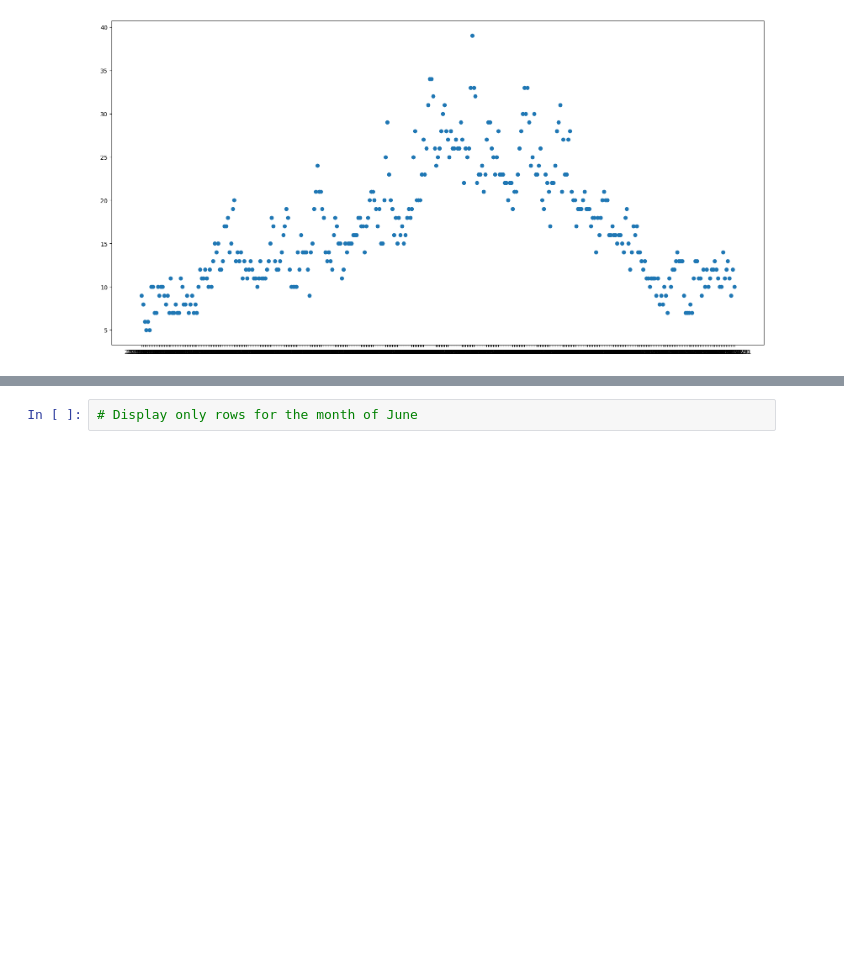
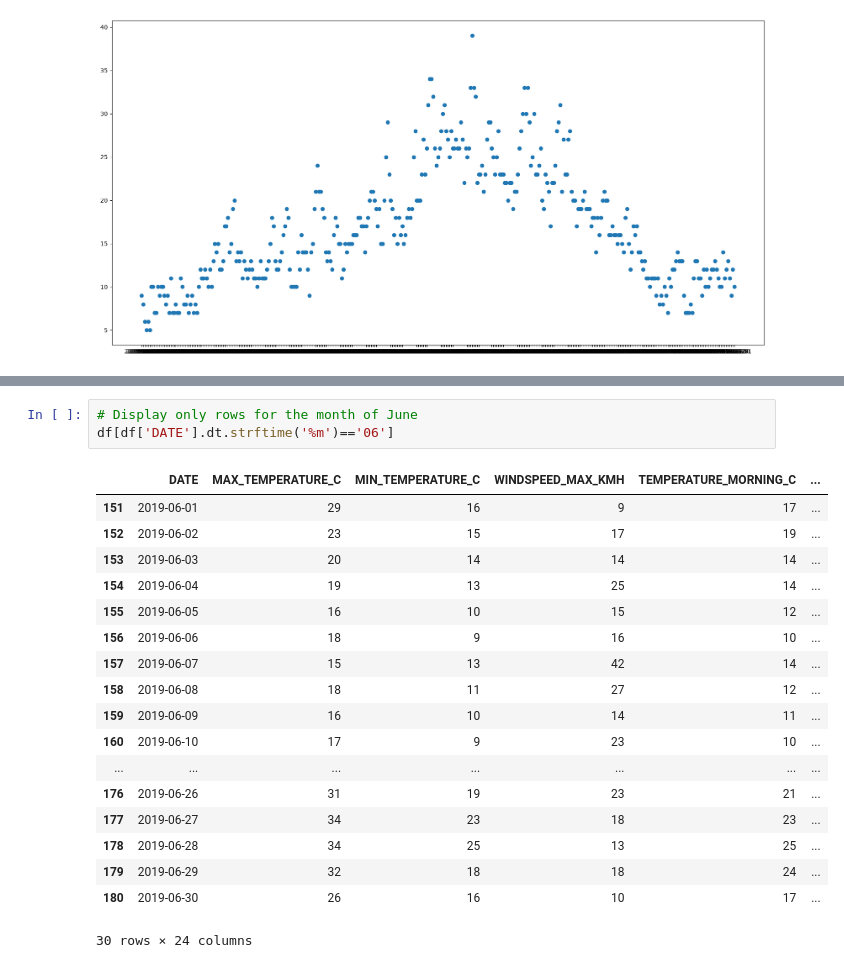
Before and after one commit to gvannesson/Brief_131026, a Jupyter notebook: Partie_3/Python_2.17_dates.ipynb, the cells around one changed output, grey strips where cells are left out. Saved outputs shown, nothing was run; the diff lists cells and outputs as text; blank space fills up the shorter version.

```diff
--- a/Partie_3/Python_2.17_dates.ipynb
+++ b/Partie_3/Python_2.17_dates.ipynb
@@ -78,2 +152,22 @@ fig.show()
 # %%
 # Display only rows for the month of June
+df[df['DATE'].dt.strftime('%m')=='06']
+# %% [output]
+|  | DATE | MAX_TEMPERATURE_C | MIN_TEMPERATURE_C | WINDSPEED_MAX_KMH | TEMPERATURE_MORNING_C | ... |
+| 151 | 2019-06-01 | 29 | 16 | 9 | 17 | ... |
+| 152 | 2019-06-02 | 23 | 15 | 17 | 19 | ... |
+| 153 | 2019-06-03 | 20 | 14 | 14 | 14 | ... |
+| 154 | 2019-06-04 | 19 | 13 | 25 | 14 | ... |
+| 155 | 2019-06-05 | 16 | 10 | 15 | 12 | ... |
+| 156 | 2019-06-06 | 18 | 9 | 16 | 10 | ... |
+| 157 | 2019-06-07 | 15 | 13 | 42 | 14 | ... |
+| 158 | 2019-06-08 | 18 | 11 | 27 | 12 | ... |
+| 159 | 2019-06-09 | 16 | 10 | 14 | 11 | ... |
+| 160 | 2019-06-10 | 17 | 9 | 23 | 10 | ... |
+| ... | ... | ... | ... | ... | ... | ... |
+| 176 | 2019-06-26 | 31 | 19 | 23 | 21 | ... |
+| 177 | 2019-06-27 | 34 | 23 | 18 | 23 | ... |
+| 178 | 2019-06-28 | 34 | 25 | 13 | 25 | ... |
+| 179 | 2019-06-29 | 32 | 18 | 18 | 24 | ... |
+| 180 | 2019-06-30 | 26 | 16 | 10 | 17 | ... |
+30 rows × 24 columns
```
Also changed, not shown: parts of 17 cells of this notebook, 23 other files.
